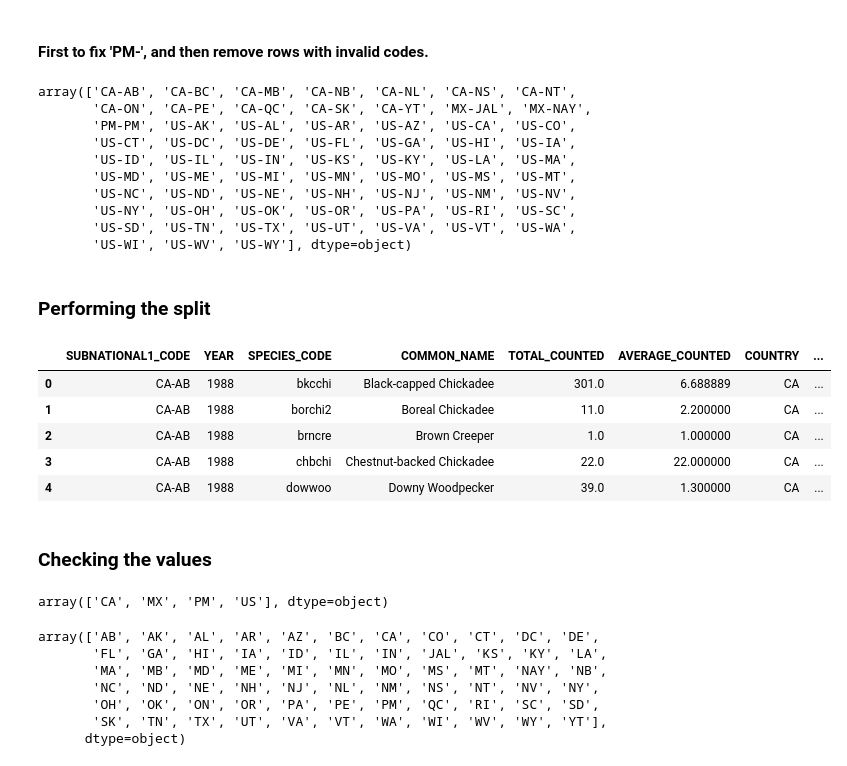
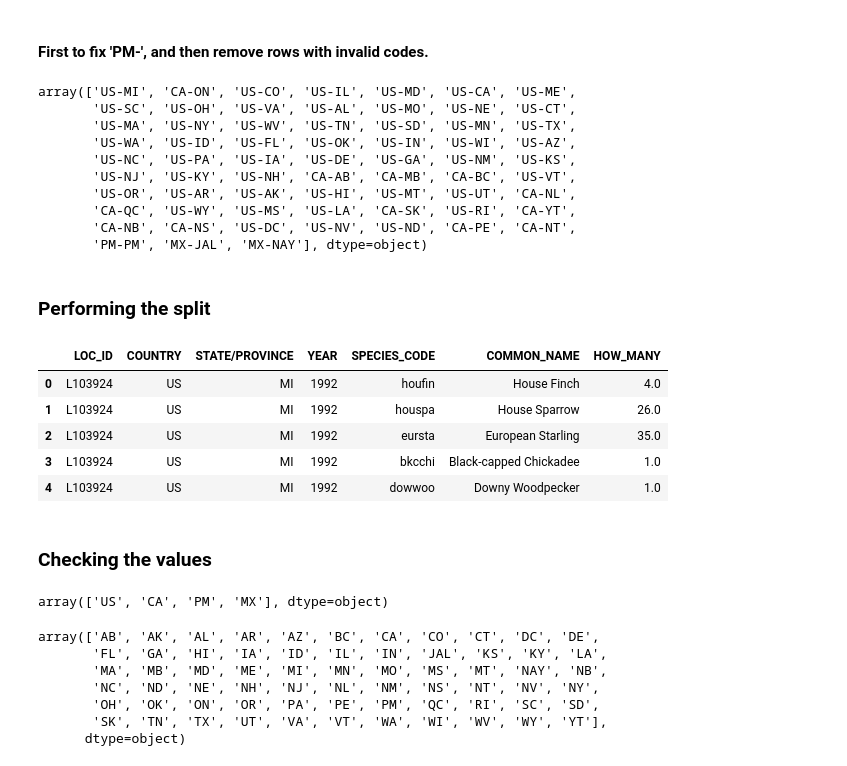
Before and after one commit to LDB-Stan/Invasive-Birds-Project, a Jupyter notebook: invasive_birds_project_book_1.ipynb, the cells around one changed output. Drawn from its saved outputs; the diff is of its cells as text; code cells hidden in the pictures.

Commit message:
File updates
Updated main main .csv file and Notebook 1

```diff
--- a/invasive_birds_project_book_1.ipynb
+++ b/invasive_birds_project_book_1.ipynb
@@ -469,43 +458,45 @@ array(['CA-AB', 'CA-BC', 'CA-MB', 'CA-NB', 'CA-NL', 'CA-NS', 'CA-NT',
 # %% [markdown]
 #### First to fix 'PM-', and then remove rows with invalid codes.
 # %%
-birds_main_sec_2['SUBNATIONAL1_CODE'] = birds_main_sec_2['SUBNATIONAL1_CODE'].replace('PM-', 'PM-PM', regex=True)
+birds_main_secondary['SUBNATIONAL1_CODE'] = birds_main_secondary['SUBNATIONAL1_CODE'].replace('PM-', 'PM-PM', regex=True)
 # %%
-birds_main_sec_2 = birds_main_sec_2.drop(birds_main_sec_2[birds_main_sec_2['SUBNATIONAL1_CODE'] == 'MN-061'].index)
-birds_main_sec_2 = birds_main_sec_2.drop(birds_main_sec_2[birds_main_sec_2['SUBNATIONAL1_CODE'] == 'XX-'].index)
+birds_main_secondary = birds_main_secondary.drop(birds_main_secondary[birds_main_secondary['SUBNATIONAL1_CODE'] == 'MN-061'].index)
+birds_main_secondary = birds_main_secondary.drop(birds_main_secondary[birds_main_secondary['SUBNATIONAL1_CODE'] == 'XX-'].index)
 
-birds_main_sec_2['SUBNATIONAL1_CODE'].unique()
+birds_main_secondary['SUBNATIONAL1_CODE'].unique()
 # %% [output]
-array(['CA-AB', 'CA-BC', 'CA-MB', 'CA-NB', 'CA-NL', 'CA-NS', 'CA-NT',
-       'CA-ON', 'CA-PE', 'CA-QC', 'CA-SK', 'CA-YT', 'MX-JAL', 'MX-NAY',
-       'PM-PM', 'US-AK', 'US-AL', 'US-AR', 'US-AZ', 'US-CA', 'US-CO',
-       'US-CT', 'US-DC', 'US-DE', 'US-FL', 'US-GA', 'US-HI', 'US-IA',
-       'US-ID', 'US-IL', 'US-IN', 'US-KS', 'US-KY', 'US-LA', 'US-MA',
-       'US-MD', 'US-ME', 'US-MI', 'US-MN', 'US-MO', 'US-MS', 'US-MT',
-       'US-NC', 'US-ND', 'US-NE', 'US-NH', 'US-NJ', 'US-NM', 'US-NV',
-       'US-NY', 'US-OH', 'US-OK', 'US-OR', 'US-PA', 'US-RI', 'US-SC',
-       'US-SD', 'US-TN', 'US-TX', 'US-UT', 'US-VA', 'US-VT', 'US-WA',
-       'US-WI', 'US-WV', 'US-WY'], dtype=object)
+array(['US-MI', 'CA-ON', 'US-CO', 'US-IL', 'US-MD', 'US-CA', 'US-ME',
+       'US-SC', 'US-OH', 'US-VA', 'US-AL', 'US-MO', 'US-NE', 'US-CT',
+       'US-MA', 'US-NY', 'US-WV', 'US-TN', 'US-SD', 'US-MN', 'US-TX',
+       'US-WA', 'US-ID', 'US-FL', 'US-OK', 'US-IN', 'US-WI', 'US-AZ',
+       'US-NC', 'US-PA', 'US-IA', 'US-DE', 'US-GA', 'US-NM', 'US-KS',
+       'US-NJ', 'US-KY', 'US-NH', 'CA-AB', 'CA-MB', 'CA-BC', 'US-VT',
+       'US-OR', 'US-AR', 'US-AK', 'US-HI', 'US-MT', 'US-UT', 'CA-NL',
+       'CA-QC', 'US-WY', 'US-MS', 'US-LA', 'CA-SK', 'US-RI', 'CA-YT',
+       'CA-NB', 'CA-NS', 'US-DC', 'US-NV', 'US-ND', 'CA-PE', 'CA-NT',
+       'PM-PM', 'MX-JAL', 'MX-NAY'], dtype=object)
 # %% [markdown]
 ### Performing the split
 # %%
-split = birds_main_sec_2['SUBNATIONAL1_CODE'].str.split('-')
+split = birds_main_secondary['SUBNATIONAL1_CODE'].str.split('-')
 
-birds_main_sec_2['COUNTRY'] = split.str.get(0)
-birds_main_sec_2['STATE/PROVINCE'] = split.str.get(1)
+birds_main_secondary['COUNTRY'] = split.str.get(0)
+birds_main_secondary['STATE/PROVINCE'] = split.str.get(1)
 
-birds_main_sec_2.head()
+birds_main_v3 = birds_main_secondary[['LOC_ID', 'COUNTRY', 'STATE/PROVINCE', 'YEAR',
+       'SPECIES_CODE', 'COMMON_NAME', 'HOW_MANY']]
+birds_main_v3.head()
 # %% [output]
-|  | SUBNATIONAL1_CODE | YEAR | SPECIES_CODE | COMMON_NAME | TOTAL_COUNTED | AVERAGE_COUNTED | COUNTRY | ... |
-| 0 | CA-AB | 1988 | bkcchi | Black-capped Chickadee | 301.0 | 6.688889 | CA | ... |
-| 1 | CA-AB | 1988 | borchi2 | Boreal Chickadee | 11.0 | 2.200000 | CA | ... |
-| 2 | CA-AB | 1988 | brncre | Brown Creeper | 1.0 | 1.000000 | CA | ... |
-| 3 | CA-AB | 1988 | chbchi | Chestnut-backed Chickadee | 22.0 | 22.000000 | CA | ... |
-| 4 | CA-AB | 1988 | dowwoo | Downy Woodpecker | 39.0 | 1.300000 | CA | ... |
+|  | LOC_ID | COUNTRY | STATE/PROVINCE | YEAR | SPECIES_CODE | COMMON_NAME | HOW_MANY |
+| 0 | L103924 | US | MI | 1992 | houfin | House Finch | 4.0 |
+| 1 | L103924 | US | MI | 1992 | houspa | House Sparrow | 26.0 |
+| 2 | L103924 | US | MI | 1992 | eursta | European Starling | 35.0 |
+| 3 | L103924 | US | MI | 1992 | bkcchi | Black-capped Chickadee | 1.0 |
+| 4 | L103924 | US | MI | 1992 | dowwoo | Downy Woodpecker | 1.0 |
 # %% [markdown]
 ### Checking the values
 # %%
-birds_main_sec_2['COUNTRY'].unique()
+birds_main_v3['COUNTRY'].unique()
 # %% [output]
-array(['CA', 'MX', 'PM', 'US'], dtype=object)
+array(['US', 'CA', 'PM', 'MX'], dtype=object)
 # %%
```
Also changed, not shown: parts of 31 cells of this notebook, 1 other file.
